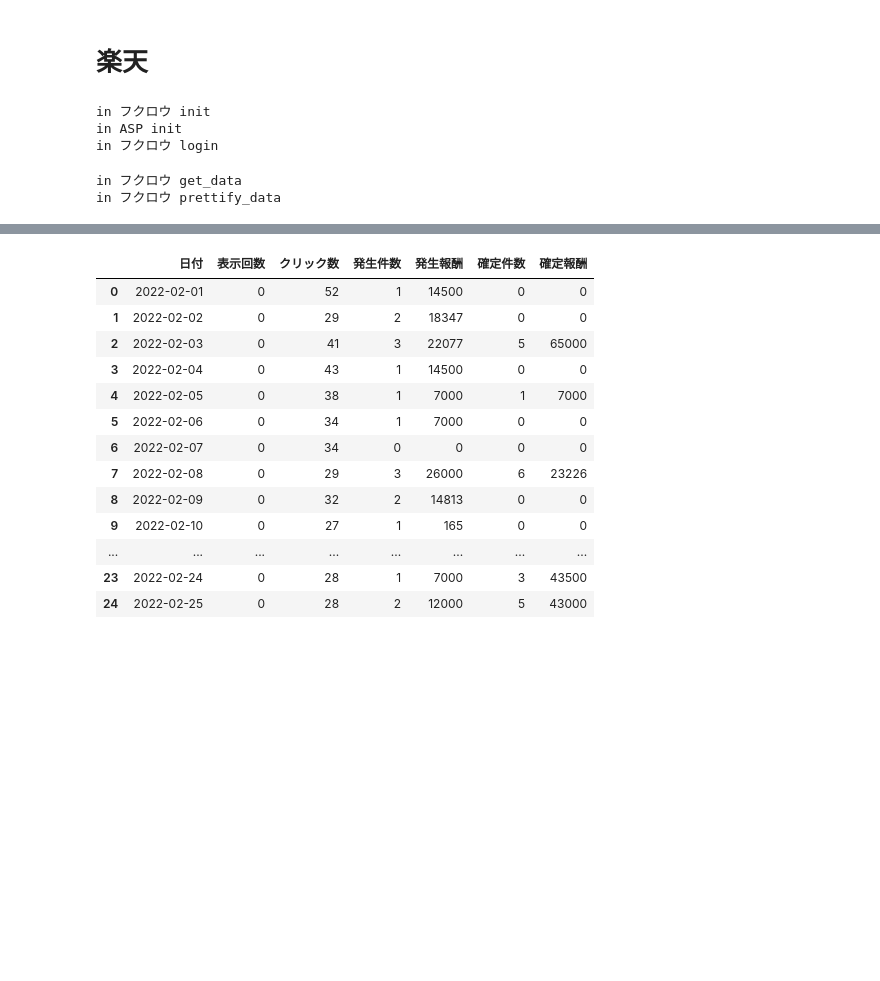
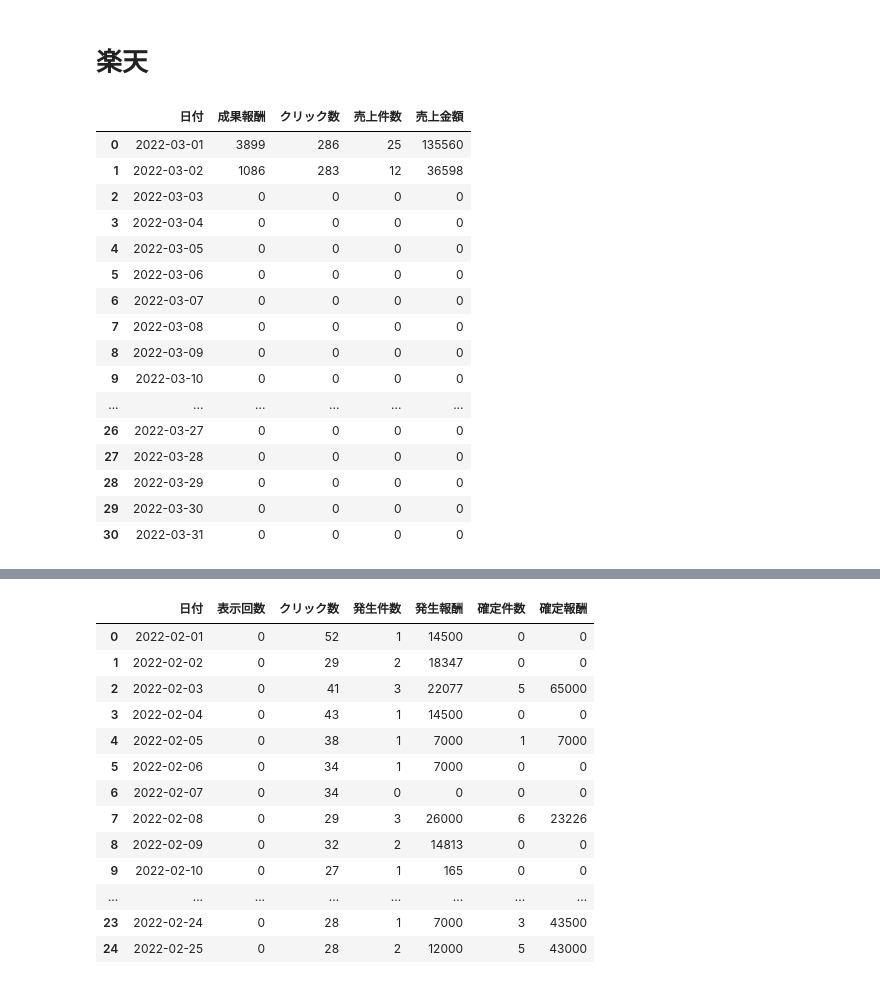
Before and after one commit to SuzukiHarumasa/api_asp, a Jupyter notebook: get_sales.ipynb, the cells around one changed output, grey strips where cells are left out. Drawn from its saved outputs; the diff is of its cells as text; code cells hidden in the pictures; blank space fills up the shorter version.

```diff
--- a/get_sales.ipynb
+++ b/get_sales.ipynb
@@ -777,13 +717,20 @@ class Amazon():
         sleep(3)
         this_month_elem = WebDriverWait(driver, 20).until(
             EC.presence_of_element_located((By.XPATH, this_month_select))
-        ).click()
+        )
+        try:
+            this_month_elem.click()
+        except:
+            pass
 
         sleep(3)
-        this_month_elem_2 = WebDriverWait(driver, 20).until(
-            EC.presence_of_element_located((By.XPATH, this_month))
-        ).click()
-
+        # this_month_elem_2 = WebDriverWait(driver, 20).until(
+        #     EC.presence_of_element_located((By.XPATH, this_month))
+        # )
+        # try:
+        #     this_month_elem_2.click()
+        # except:
+        #     pass
 
         sleep(3)
         aply_elem = WebDriverWait(driver, 20).until(
@@ -1142,8 +1089,6 @@ class GSheets:
     def get_data_gsh(self, phrase):
         tmp_worksheets_title_list = self.get_sheet_name()
         SP_SHEET = phrase
-        if phrase not in tmp_worksheets_title_list:
-            ws = self.add_KW(phrase)
 
         ws = self.sh.worksheet(SP_SHEET)
 
@@ -1164,6 +1109,7 @@ class GSheets:
         if len(df_gsh) > 0:
             #日付の確認
             df_gsh['日付'] = pd.to_datetime(df_gsh['日付'])
+            df['日付'] = pd.to_datetime(df['日付'])
             old_month=df_gsh['日付'].tail(1).item().month
             new_month = df['日付'].tail(1).item().month
 
@@ -1189,13 +1135,14 @@ key = '17luM78MU8aEOqKIOd8F7490pol1HToe0NK12K_9pEVc'
 gs = GSheets(key)
 # %%
 df_dict = {
-'アマゾン':'data_amazon',
+
  '楽天':'data_rakuten',
  'バリューコマース':'data_valuecomm',
  'A8':'data_a8',
  'アクトレ':'data_access',
  'afb':'data_afb',
- 'フクロウ':'data_fukuro'
+ 'フクロウ':'data_fukuro',
+ 'アマゾン':'data_amazon',
  }
 # %%
 def get_daliy_sales(asp_name):
@@ -1211,11 +1158,26 @@ def get_daliy_sales(asp_name):
     gs.return_data(df_dict[asp_name], table_df)
 
     return table_df
+# %%
+df_rakuten = get_daliy_sales('楽天')
+ws, df_gs = gs.get_data_gsh('data_rakuten')
 # %%
-df_rakuten = get_daliy_sales('フクロウ')
+df_rakuten
 # %% [output]
-in フクロウ init
-in ASP init
-in フクロウ login
-in フクロウ get_data
-in フクロウ prettify_data
+|  | 日付 | 成果報酬 | クリック数 | 売上件数 | 売上金額 |
+| 0 | 2022-03-01 | 3899 | 286 | 25 | 135560 |
+| 1 | 2022-03-02 | 1086 | 283 | 12 | 36598 |
+| 2 | 2022-03-03 | 0 | 0 | 0 | 0 |
+| 3 | 2022-03-04 | 0 | 0 | 0 | 0 |
+| 4 | 2022-03-05 | 0 | 0 | 0 | 0 |
+| 5 | 2022-03-06 | 0 | 0 | 0 | 0 |
+| 6 | 2022-03-07 | 0 | 0 | 0 | 0 |
+| 7 | 2022-03-08 | 0 | 0 | 0 | 0 |
+| 8 | 2022-03-09 | 0 | 0 | 0 | 0 |
+| 9 | 2022-03-10 | 0 | 0 | 0 | 0 |
+| ... | ... | ... | ... | ... | ... |
+| 26 | 2022-03-27 | 0 | 0 | 0 | 0 |
+| 27 | 2022-03-28 | 0 | 0 | 0 | 0 |
+| 28 | 2022-03-29 | 0 | 0 | 0 | 0 |
+| 29 | 2022-03-30 | 0 | 0 | 0 | 0 |
+| 30 | 2022-03-31 | 0 | 0 | 0 | 0 |
```
Also changed, not shown: parts of 6 cells of this notebook, 2 other files.
